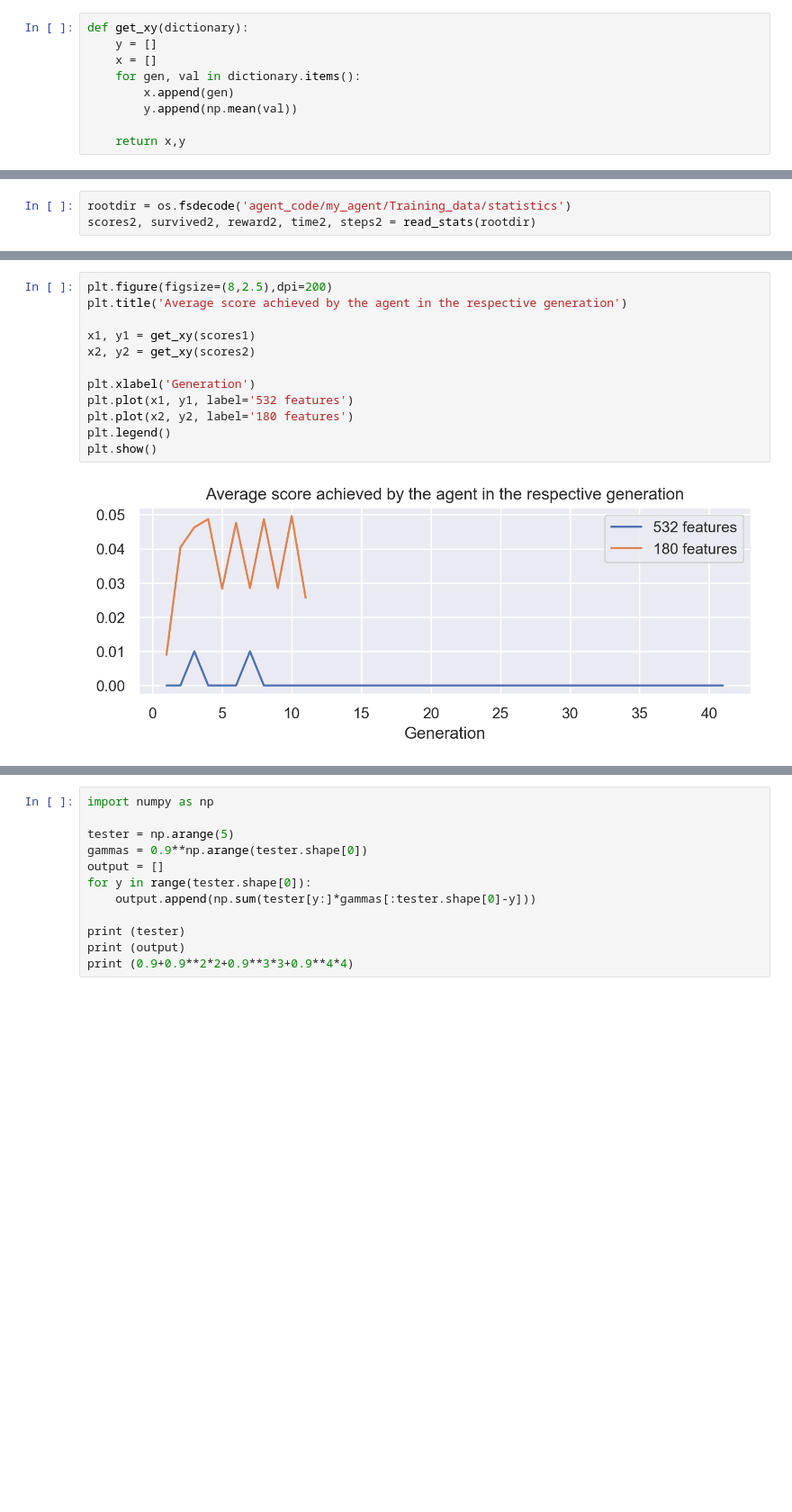
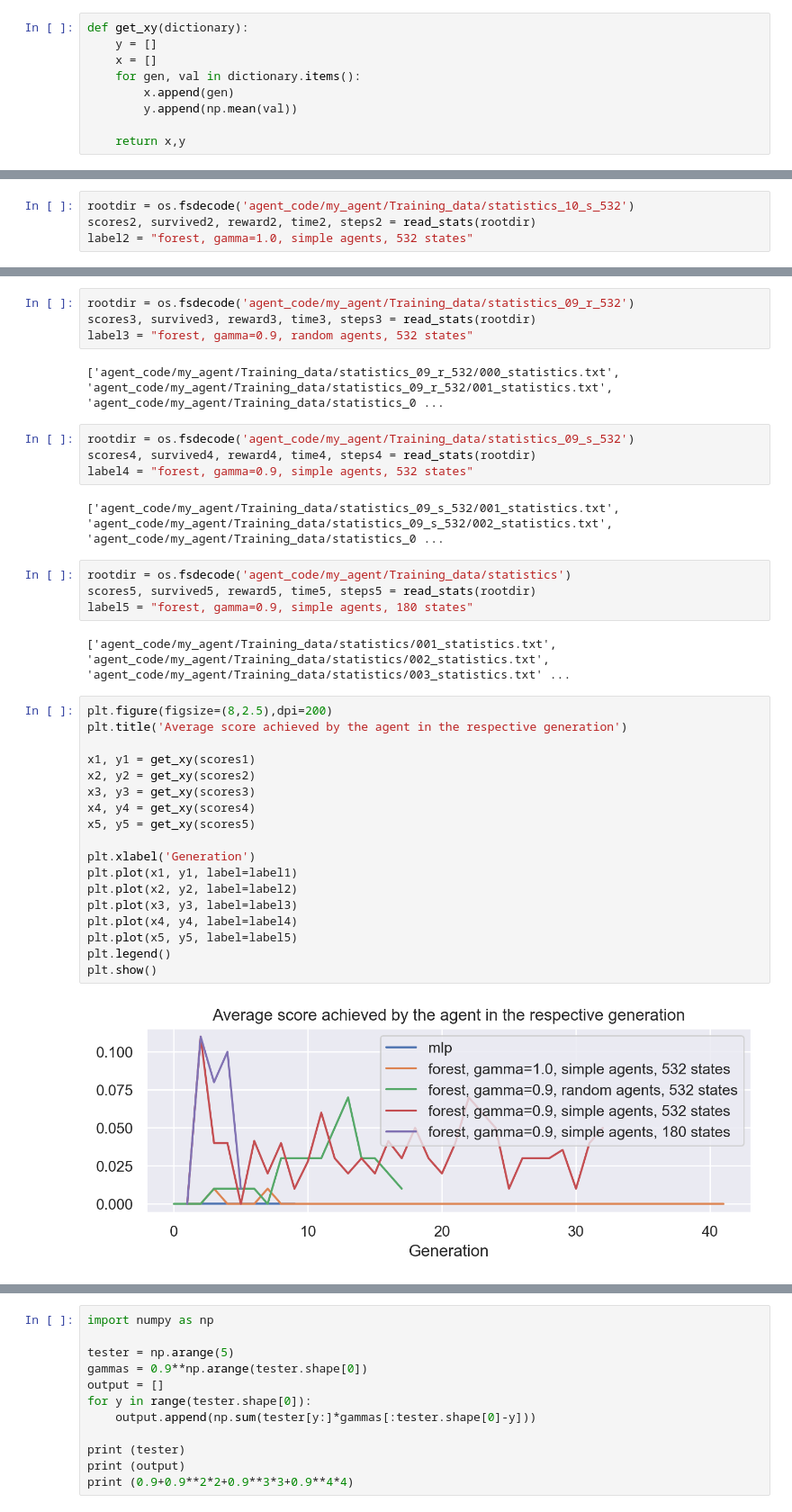
Before and after one commit to nessyht/FOML-Bomberman, a Jupyter notebook: Stat analysis.ipynb, the cells around one changed output, grey strips where cells are left out. Shown at 90% size. Cells and saved outputs as stored; diff of their text form; blank space fills up the shorter version.

Commit message:
add results and update stat analysis, provide callback methods for 180, 532 states

```diff
--- a/Stat analysis.ipynb
+++ b/Stat analysis.ipynb
@@ -60,4 +63,5 @@ scores1, survived1, reward1, time1, steps1 = read_stats(rootdir)
 # %%
-rootdir = os.fsdecode('agent_code/my_agent/Training_data/statistics')
+rootdir = os.fsdecode('agent_code/my_agent/Training_data/statistics_10_s_532')
 scores2, survived2, reward2, time2, steps2 = read_stats(rootdir)
+label2 = "forest, gamma=1.0, simple agents, 532 states"
 # %% [output]
@@ -65,17 +69,41 @@ scores2, survived2, reward2, time2, steps2 = read_stats(rootdir)
+# %%
+rootdir = os.fsdecode('agent_code/my_agent/Training_data/statistics_09_r_532')
+scores3, survived3, reward3, time3, steps3 = read_stats(rootdir)
+label3 = "forest, gamma=0.9, random agents, 532 states"
+# %% [output]
+['agent_code/my_agent/Training_data/statistics_09_r_532/000_statistics.txt', 'agent_code/my_agent/Training_data/statistics_09_r_532/001_statistics.txt', 'agent_code/my_agent/Training_data/statistics_0 ...
+# %%
+rootdir = os.fsdecode('agent_code/my_agent/Training_data/statistics_09_s_532')
+scores4, survived4, reward4, time4, steps4 = read_stats(rootdir)
+label4 = "forest, gamma=0.9, simple agents, 532 states"
+# %% [output]
+['agent_code/my_agent/Training_data/statistics_09_s_532/001_statistics.txt', 'agent_code/my_agent/Training_data/statistics_09_s_532/002_statistics.txt', 'agent_code/my_agent/Training_data/statistics_0 ...
+# %%
+rootdir = os.fsdecode('agent_code/my_agent/Training_data/statistics')
+scores5, survived5, reward5, time5, steps5 = read_stats(rootdir)
+label5 = "forest, gamma=0.9, simple agents, 180 states"
+# %% [output]
+['agent_code/my_agent/Training_data/statistics/001_statistics.txt', 'agent_code/my_agent/Training_data/statistics/002_statistics.txt', 'agent_code/my_agent/Training_data/statistics/003_statistics.txt' ...
 # %%
 plt.figure(figsize=(8,2.5),dpi=200)
 plt.title('Average score achieved by the agent in the respective generation')
 
 x1, y1 = get_xy(scores1)
 x2, y2 = get_xy(scores2)
+x3, y3 = get_xy(scores3)
+x4, y4 = get_xy(scores4)
+x5, y5 = get_xy(scores5)
 
 plt.xlabel('Generation')
-plt.plot(x1, y1, label='532 features')
-plt.plot(x2, y2, label='180 features')
+plt.plot(x1, y1, label=label1)
+plt.plot(x2, y2, label=label2)
+plt.plot(x3, y3, label=label3)
+plt.plot(x4, y4, label=label4)
+plt.plot(x5, y5, label=label5)
 plt.legend()
 plt.show()
 # %% [output]
-[figure, old version]
+[figure, new version]
 # %%
 print(y2)
 # %% [output]
```
Also changed, not shown: parts of 9 cells of this notebook, 7 other files.
